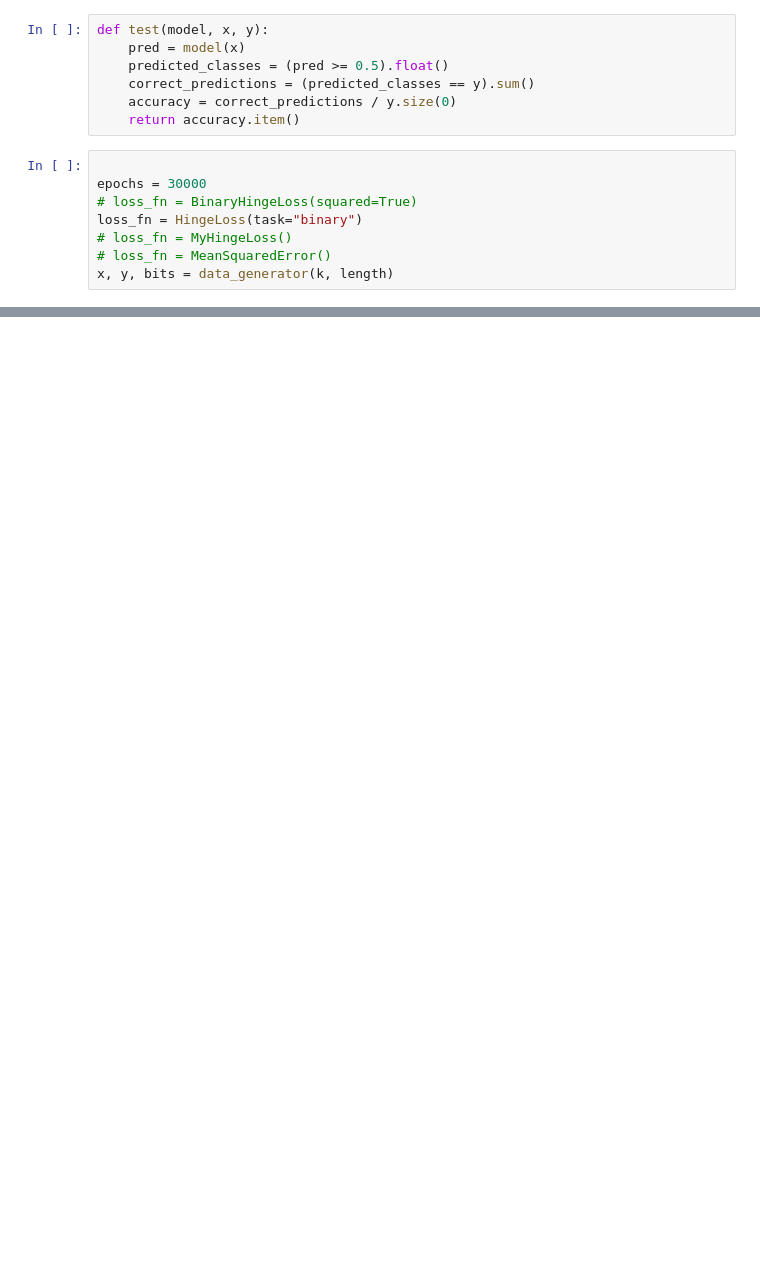
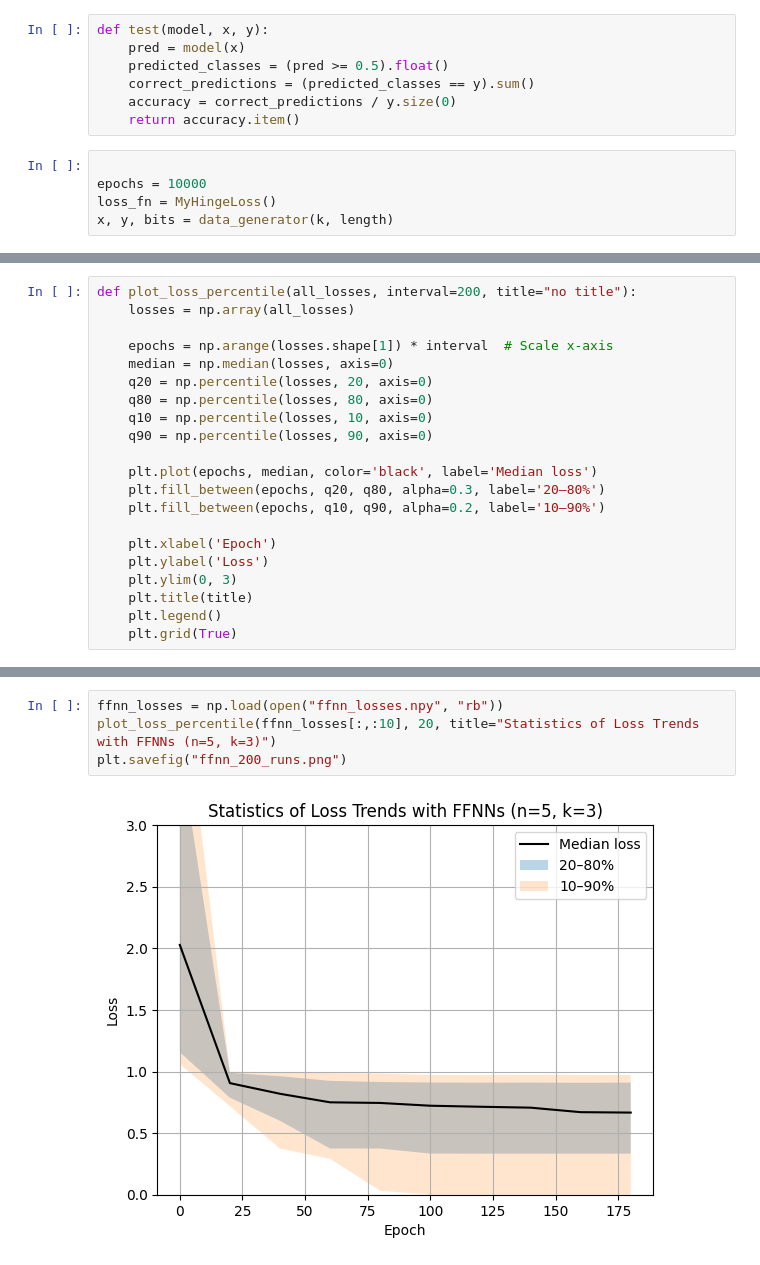
Before and after one commit to Maxcharm/Parity-Learning-Transformer, a Jupyter notebook: playground/training_ffnn.ipynb, the cells around one changed output, grey strips where cells are left out. Cells and saved outputs as stored; diff of their text form; blank space fills up the shorter version.

```diff
--- a/playground/training_ffnn.ipynb
+++ b/playground/training_ffnn.ipynb
@@ -85,9 +81,6 @@ def test(model, x, y):
     return accuracy.item()
 # %%
 
-epochs = 30000
-# loss_fn = BinaryHingeLoss(squared=True)
-loss_fn = HingeLoss(task="binary")
-# loss_fn = MyHingeLoss()
-# loss_fn = MeanSquaredError()
+epochs = 10000
+loss_fn = MyHingeLoss()
 x, y, bits = data_generator(k, length)
@@ -259,0 +92,21 @@ print(a.item())
+# %%
+def plot_loss_percentile(all_losses, interval=200, title="no title"):
+    losses = np.array(all_losses)
+
+    epochs = np.arange(losses.shape[1]) * interval  # Scale x-axis
+    median = np.median(losses, axis=0)
+    q20 = np.percentile(losses, 20, axis=0)
+    q80 = np.percentile(losses, 80, axis=0)
+    q10 = np.percentile(losses, 10, axis=0)
+    q90 = np.percentile(losses, 90, axis=0)
+
+    plt.plot(epochs, median, color='black', label='Median loss')
+    plt.fill_between(epochs, q20, q80, alpha=0.3, label='20–80%')
+    plt.fill_between(epochs, q10, q90, alpha=0.2, label='10–90%')
+
+    plt.xlabel('Epoch')
+    plt.ylabel('Loss')
+    plt.ylim(0, 3)
+    plt.title(title)
+    plt.legend()
+    plt.grid(True)
@@ -259,0 +270,6 @@ print(a.item())
+# %%
+ffnn_losses = np.load(open("ffnn_losses.npy", "rb"))
+plot_loss_percentile(ffnn_losses[:,:10], 20, title="Statistics of Loss Trends with FFNNs (n=5, k=3)")
+plt.savefig("ffnn_200_runs.png")
+# %% [output]
+[figure, added]
```
Also changed, not shown: parts of 28 cells of this notebook, 4 other files.
